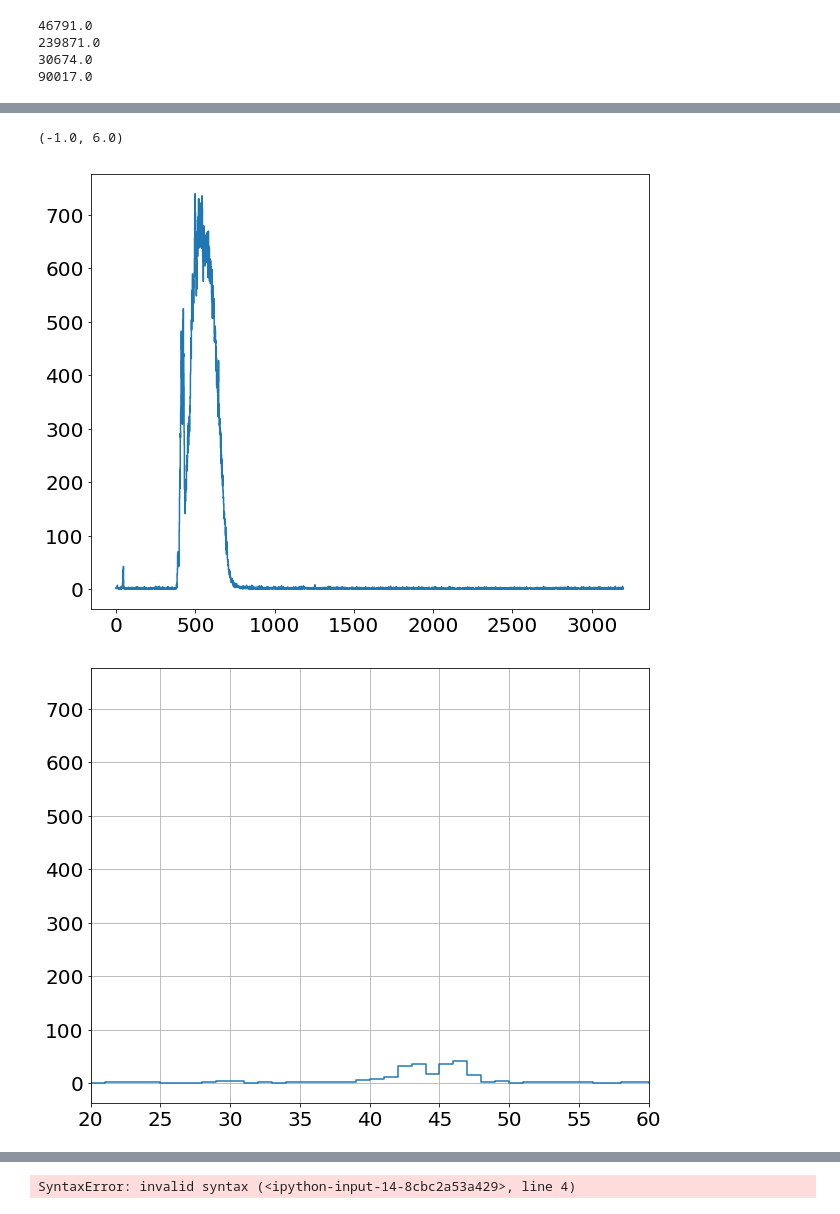
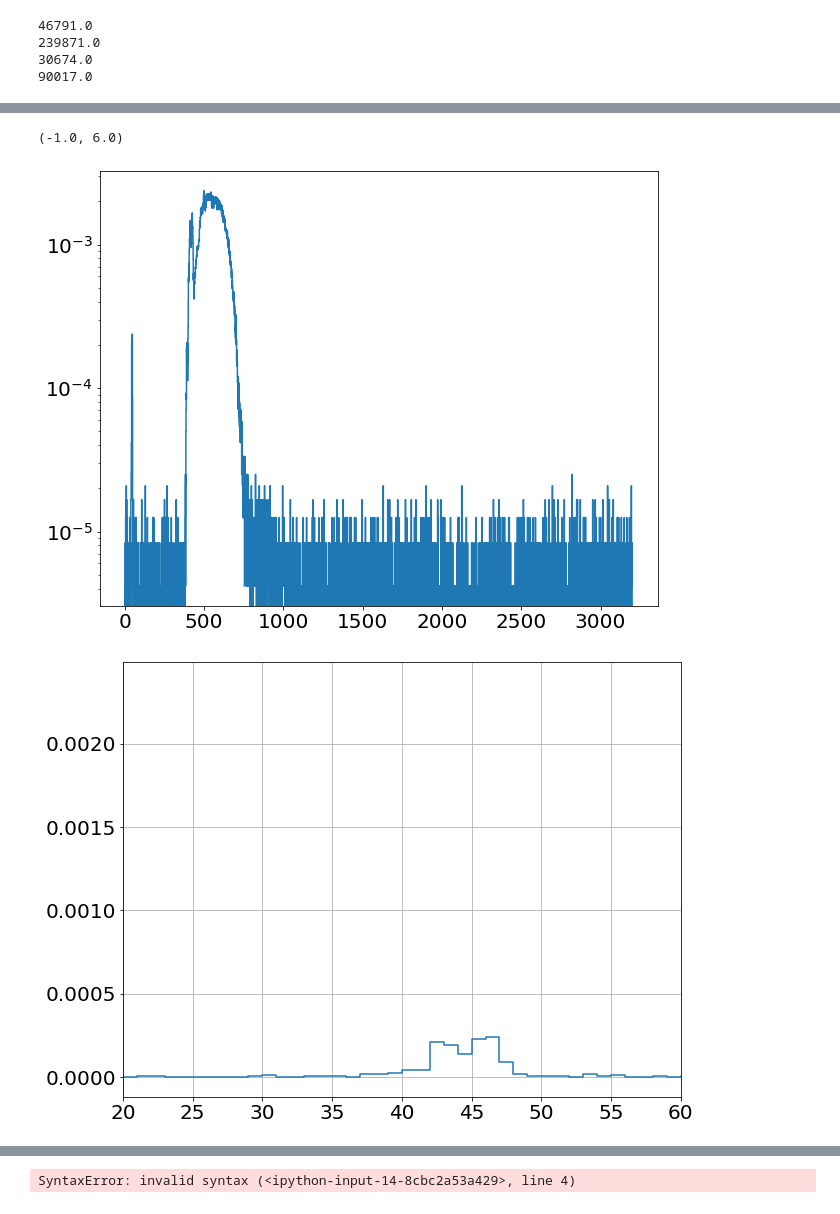
Before and after one commit to bglenardo/Cs136Measurements, a Jupyter notebook: Neutron TOF analysis looking for 1+ states.ipynb, the cells around one changed output, grey strips where cells are left out. Saved outputs shown, nothing was run; the diff lists cells and outputs as text; code cells hidden in the pictures.

```diff
--- a/Neutron TOF analysis looking for 1+ states.ipynb
+++ b/Neutron TOF analysis looking for 1+ states.ipynb
@@ -497,7 +540,6 @@ PH_1_cs = GetFullPHCutMask( summed_df, channel_names, cs_factor=1.0 )
 hsum_0_0p5_cs = hl.hist( summed_df['corrected_tof'].loc[ mask & PH_half_cs ], \
                             bins = np.linspace(0.,3200.,3201))
 
-
 hsum_0_0p75_cs = hl.hist( summed_df['corrected_tof'].loc[ mask & PH_0p75_cs ], \
                             bins = np.linspace(0.,3200.,3201))
 
@@ -511,9 +553,15 @@ bkg_PH_1_cs = GetFullPHCutMask( bkg_summed_df, channel_names, cs_factor=1.0 )
 hsum_0_1_cs_bkg = hl.hist( bkg_summed_df['corrected_tof'].loc[ bkg_mask & bkg_PH_1_cs ], \
                             bins = np.linspace(0.,3200.,3201))
 
+# normalize all by BCI counts:
+hsum_0_0p5_cs *= 1/summed_bci
+hsum_0_0p75_cs *= 1/summed_bci
+hsum_0_1_cs *= 1/summed_bci
+hsum_0_1_cs_bkg *= 1/bkg_summed_bci
 
 plt.figure(1)
 hl.plot1d(hsum_0_1_cs)
+plt.yscale('log')
 
 plt.figure(2)
 hl.plot1d(hsum_0_1_cs)
@@ -532,7 +580,7 @@ hl.plot1d(hsum_0_1_cs,label='1x Cs')
 hl.plot1d(hsum_0_1_cs_bkg, label='1x Cs (bkg)', color='k')
 
 plt.xlabel('Corrected neutron TOF [ns]')
-plt.ylabel('Counts')
+plt.ylabel('Counts/BCI')
 plt.legend()
 
 
@@ -546,6 +594,11 @@ h_energy_0p75cs = hl.hist( summed_df['neutron_energy'].loc[ mask & PH_0p75_cs ],
 h_energy_1cs = hl.hist( summed_df['neutron_energy'].loc[ mask & PH_1_cs ],\
                          bins=np.linspace(0.,10.,500) )
 
+#
+h_energy_0p5cs += 1/summed_bci
+h_energy_0p75cs += 1/summed_bci
+h_energy_1cs += 1/summed_bci
+
 hl.plot1d(h_energy_0p5cs, label='0.5x Cs')
 hl.plot1d(h_energy_0p75cs, label='0.75x Cs')
 hl.plot1d(h_energy_1cs, label='1x Cs')
@@ -553,7 +606,7 @@ hl.plot1d(h_energy_1cs, label='1x Cs')
 
 plt.legend()
 plt.xlabel('Neutron energy [MeV]')
-plt.ylabel('Counts')
+plt.ylabel('Counts/BCI')
 plt.xlim(0.,10.)
 #plt.ylim(0.,1.05 * np.max(h_energy_0p5cs.values))
 plt.yscale('log')
@@ -570,34 +623,41 @@ h_ex_energy_0p75cs = hl.hist( 7. - Qvalue() - summed_df['neutron_energy'].loc[ m
 
 h_ex_energy_1cs = hl.hist( 7. - Qvalue() - summed_df['neutron_energy'].loc[ mask & PH_1_cs ],\
                          bins=np.linspace(-1.,10.,nbins) )
+
+# normalize:
+h_ex_energy_0p5cs *= 1/summed_bci
+h_ex_energy_0p75cs *= 1/summed_bci
+h_ex_energy_1cs *= 1/summed_bci
 
 # hl.plot1d(h_ex_energy_0p5cs, label='0.5x Cs')
 # hl.plot1d(h_ex_energy_0p75cs, label='0.75x Cs')
 hl.plot1d(h_ex_energy_1cs, label='1x Cs')
 
 plt.legend()
 plt.xlabel('Excitation energy [MeV]')
 plt.ylabel('Counts')
 
 plt.ylim(0.,800.)
 plt.xticks(np.linspace(-0.50,5.,12))
 plt.xlim(-0.5,3.)
 plt.grid()
 
 plt.figure(6)
 
 
 h_ex_energy_1cs_bkg = hl.hist( 7. - Qvalue() - bkg_summed_df['neutron_energy'].loc[ bkg_mask & bkg_PH_1_cs ],\
                          bins=np.linspace(-1.,10.,nbins) )
 
+h_ex_energy_1cs_bkg *= 1/bkg_summed_bci
+
 hl.plot1d(h_ex_energy_1cs, color='b', label='1x Cs', crosses=True)
 hl.plot1d(h_ex_energy_1cs_bkg, color='k', label='Empty cell')
 plt.legend()
 plt.xlabel('Excitation energy [MeV]')
-plt.ylabel('Counts')
+plt.ylabel('Counts/BCI')
 plt.xlim(-1.,6.)
 #plt.yscale('log')
 # %% [output]
 (-1.0, 6.0)
-[figure, old version]
+[figure, new version]
-[figure, old version]
+[figure, new version]
```
Also changed, not shown: parts of 6 cells of this notebook.
